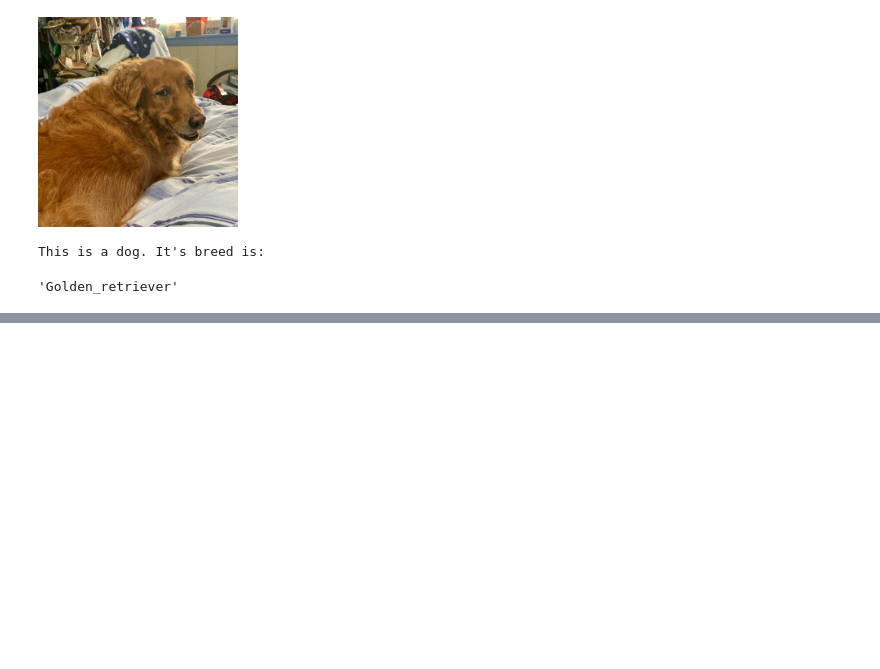
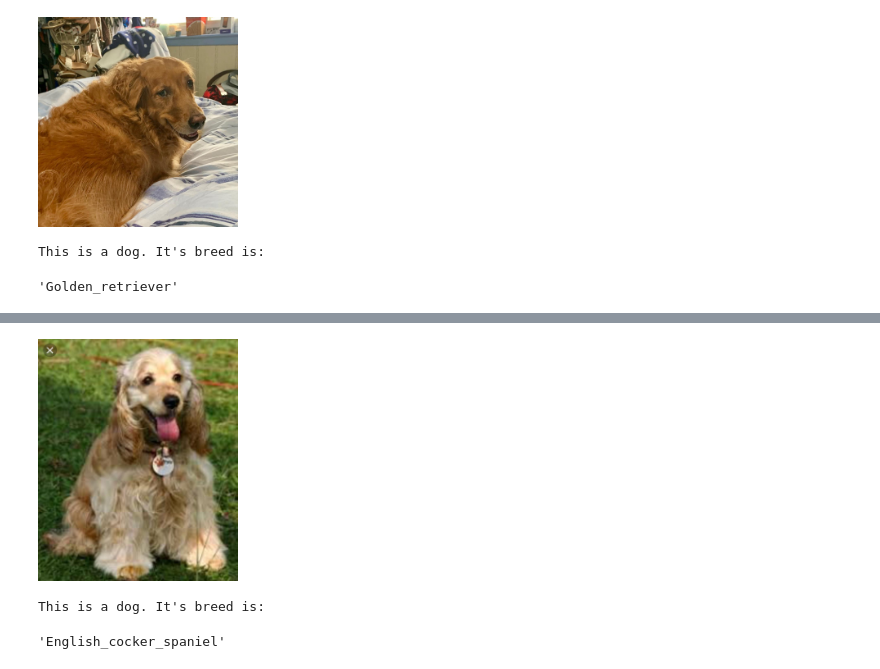
Before and after one commit to c-silber/dog-project, a Jupyter notebook: dog_app.ipynb, the cells around one changed output, grey strips where cells are left out. Saved outputs shown, nothing was run; the diff lists cells and outputs as text; code cells hidden in the pictures; blank space fills up the shorter version.

```diff
--- a/dog_app.ipynb
+++ b/dog_app.ipynb
@@ -873,0 +877,6 @@ This is a human... but it closely resembles:
+# %%
+getDogBreed('images/other.jpeg')
+# %% [output]
+[figure, added]
+This is a dog. It's breed is:
+'English_cocker_spaniel'
```
Also changed, not shown: parts of 28 cells of this notebook, 1 other file.
